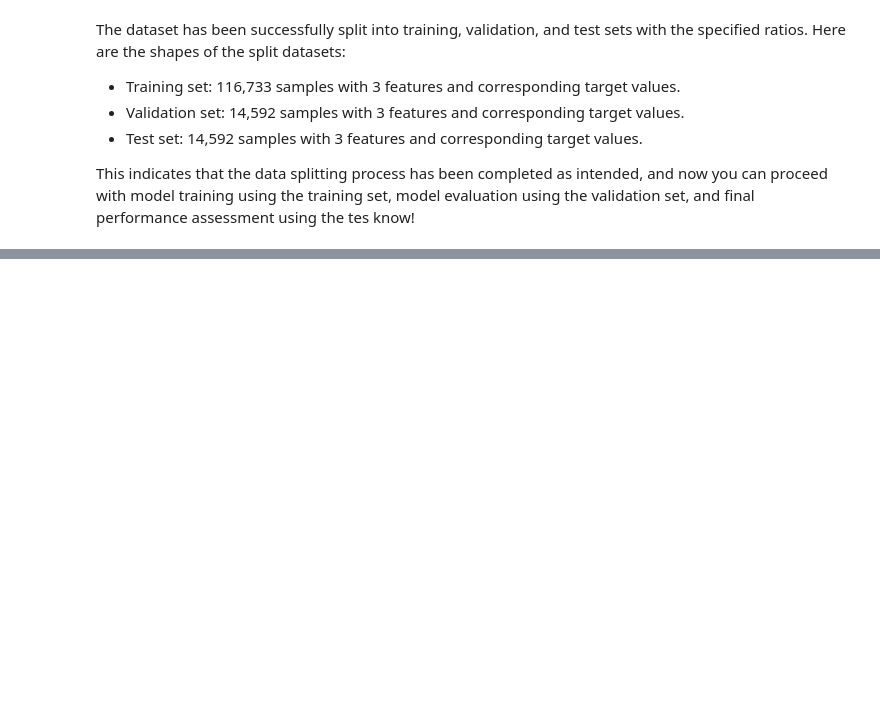
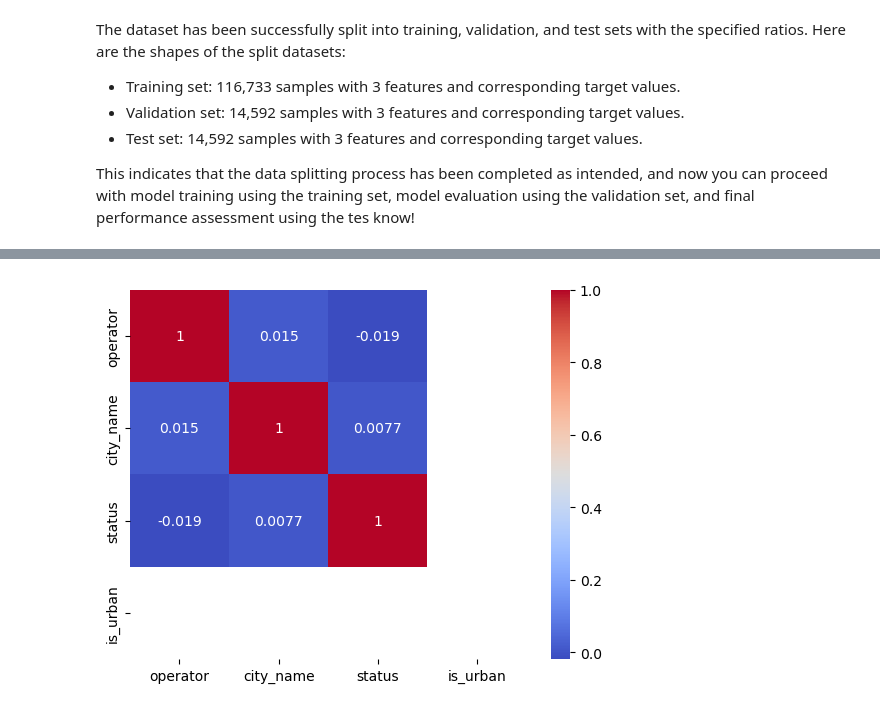
Before and after one commit to MadScie254/ookla-5g-analysis, a Jupyter notebook: 5G Deployment Prediction.ipynb, the cells around one changed output, grey strips where cells are left out. Saved outputs shown, nothing was run; the diff lists cells and outputs as text; code cells hidden in the pictures; blank space fills up the shorter version.

```diff
--- a/5G Deployment Prediction.ipynb
+++ b/5G Deployment Prediction.ipynb
@@ -311,0 +392,56 @@ This indicates that the data splitting process has been completed as intended, a
+# %%
+import pandas as pd
+import altair as alt
+import seaborn as sns
+
+# Load a subset of the dataset
+df = pd.read_json('feature_engineered_ookla_5g_map.json').sample(n=5000, random_state=42)
+
+# Scatter Plot: Plot numerical variables against each other
+scatter_plot = alt.Chart(df).mark_circle().encode(
+    x='numerical_feature1',
+    y='numerical_feature2',
+    color='status:N',
+    tooltip=['numerical_feature1', 'numerical_feature2', 'status']
+).properties(
+    width=600,
+    height=400,
+    title='Scatter Plot of Numerical Features'
+)
+
+# Bar Plot: Visualize frequency distribution of categorical variables
+bar_plot = alt.Chart(df).mark_bar().encode(
+    x=alt.X('city_name:N', title='City'),
+    y=alt.Y('count()', title='Frequency'),
+    color='status:N',
+    tooltip=['city_name', 'status', 'count()']
+).properties(
+    width=800,
+    height=400,
+    title='Frequency Distribution of Cities by Status'
+)
+
+# Heatmap: Show correlation matrix between numerical features
+correlation_matrix = df.corr()
+heatmap = sns.heatmap(correlation_matrix, annot=True, cmap='coolwarm')
+
+# Geographic Map: Plot geographical distribution of data points
+# Replace latitude and longitude with actual columns containing coordinates
+geographic_map = alt.Chart(df).mark_circle(size=60).encode(
+    longitude='longitude:Q',
+    latitude='latitude:Q',
+    color='status:N',
+    tooltip=['city_name', 'status']
+).project(
+    type='mercator'
+).properties(
+    width=800,
+    height=500,
+    title='Geographical Distribution of Data Points'
+)
+
+# Display visualizations
+scatter_plot | bar_plot
+heatmap.figure.savefig("heatmap.png")
+geographic_map
+# %% [output]
@@ -311,0 +449 @@ This indicates that the data splitting process has been completed as intended, a
+[figure, added]
```
Also changed, not shown: parts of 5 cells of this notebook, 1 other file.
